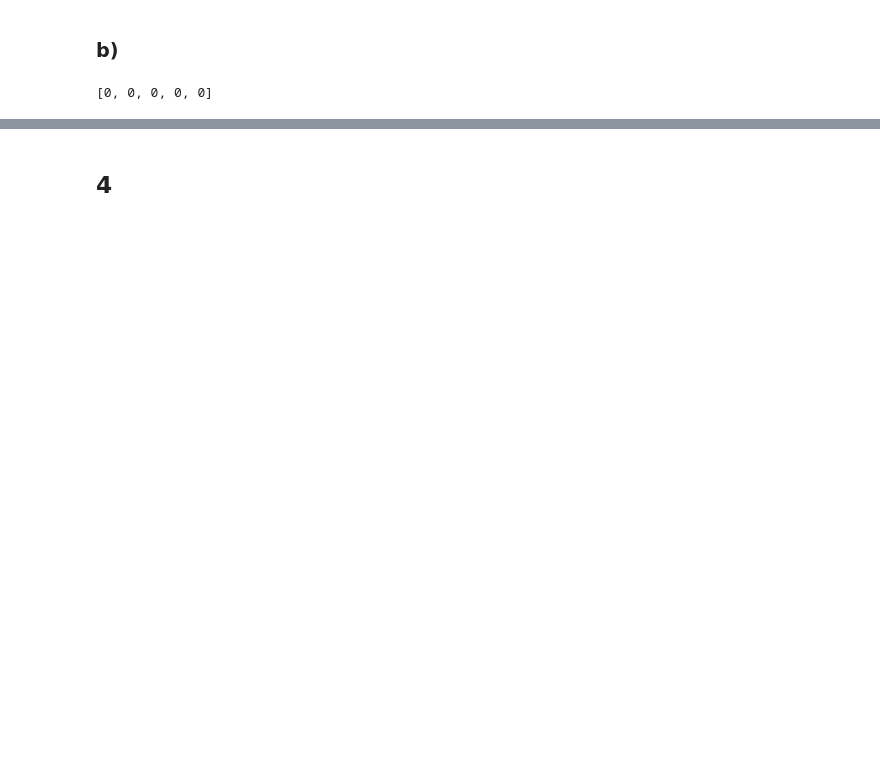
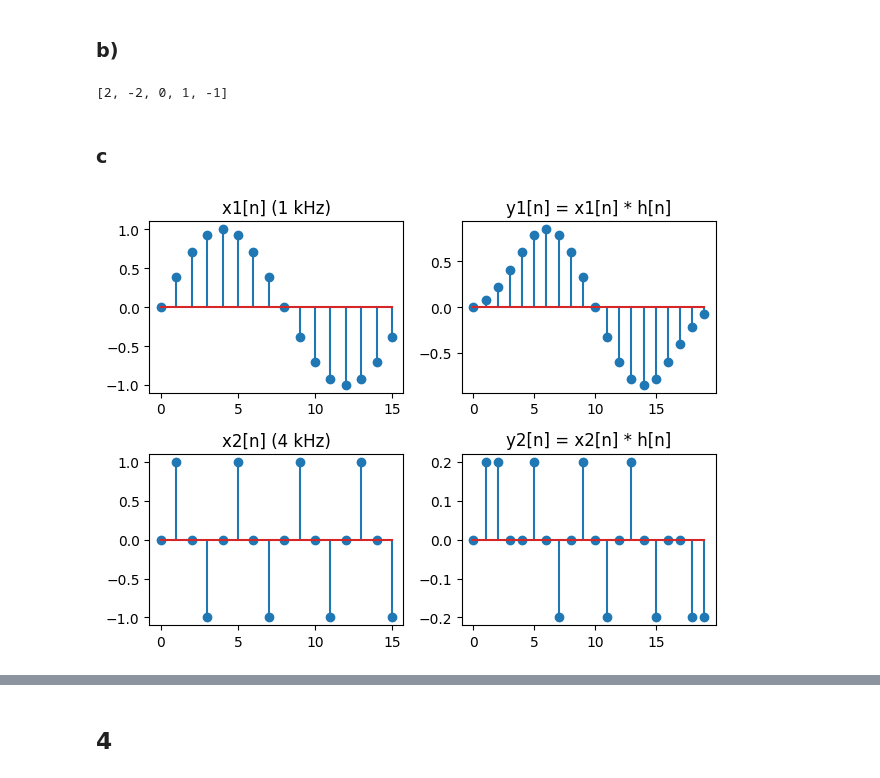
Before and after one commit to schubertosamo/Hausaufgabe.1, a Jupyter notebook: homework_01_group_F.ipynb, the cells around one changed output, grey strips where cells are left out. Cells and saved outputs as stored; diff of their text form; code cells hidden in the pictures; blank space fills up the shorter version.

```diff
--- a/homework_01_group_F.ipynb
+++ b/homework_01_group_F.ipynb
@@ -57,21 +57,75 @@ plt.show()
 
 ### b)
 # %%
-def convolve_signals(a, b):
+def convolve(a, b):
     a_length = len(a)
     b_length = len(b)
     y = 0
     ausgangSignal = []
     for n in range(a_length + b_length - 1):
         y = 0
-        for k in range(b_length-1):
-            if k>= n:
+        for k in range(b_length):
+            if 0 <= n -k < a_length:
                 y += b[k]*a[n-k]
         ausgangSignal.append(y)
     return ausgangSignal
 
 a = [1, -1]
 b = [2, 0 ,0, 1]
-print(convolve_signals(a, b))
+print(convolve(a, b))
 # %% [output]
-[0, 0, 0, 0, 0]
+[2, -2, 0, 1, -1]
+# %% [markdown]
+### c
+# %%
+import numpy as np
+import matplotlib.pyplot as plt
+
+fs = 16000          # sampling rate [Hz]
+N = 16              # number of samples
+n = np.arange(N)    # time index n = 0,1,...,15
+
+f1 = 1000
+f2 = 4000
+
+# sine wave
+x1 = np.sin(2 * np.pi * f1 * n / fs)  # 1 kHz
+x2 = np.sin(2 * np.pi * f2 * n / fs)  # 4 kHz
+
+# the impuls response from a)
+h = [0.2, 0.2, 0.2, 0.2, 0.2]
+# h = [0,0,0,0,0,0,0,0,0,0.2, 0.2, 0.2, 0.2, 0.2,0,0,0,0,0,0,0,0,0,0,0,0,0,0,0,0,0,0,0] <- we tried something with it
+
+
+# Convolution
+y1 = convolve(x1, h)
+y2 = convolve(x2, h)
+
+n_y1 = np.arange(len(y1))  # time index for the convolved signals
+n_y2 = np.arange(len(y2))
+
+# Plot the results
+plt.figure()
+
+# x1 and y1
+plt.subplot(2, 2, 1)
+plt.stem(n, x1)
+plt.title("x1[n] (1 kHz)")
+
+plt.subplot(2, 2, 2)
+plt.stem(n_y1, y1)
+plt.title("y1[n] = x1[n] * h[n]")
+
+# x2 and y2
+plt.subplot(2, 2, 3)
+plt.stem(n, x2)
+plt.title("x2[n] (4 kHz)")
+
+plt.subplot(2, 2, 4)
+plt.stem(n_y2, y2)
+plt.title("y2[n] = x2[n] * h[n]")
+
+plt.tight_layout()
+plt.show()
+# %% [output]
+[figure, added]
```
Also changed, not shown: parts of 3 cells of this notebook.
